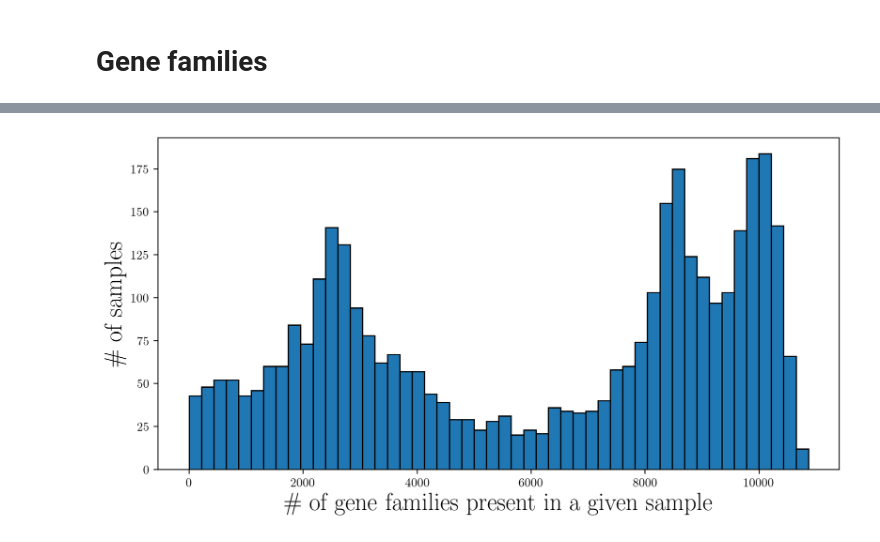
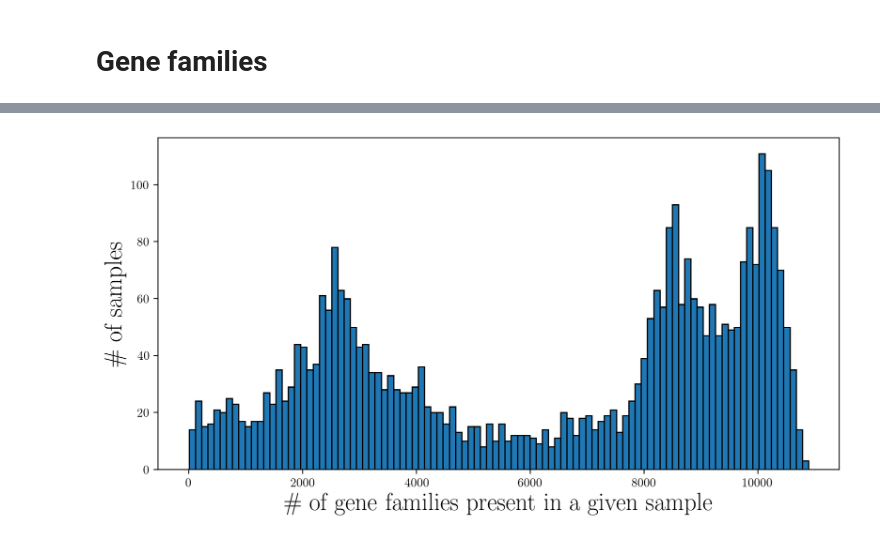
Before and after one commit to danielchang2002/MAGIC, a Jupyter notebook: src/plot_gene_richness.ipynb, the cells around one changed output, grey strips where cells are left out. Cells and saved outputs as stored; diff of their text form; code cells hidden in the pictures.

```diff
--- a/src/plot_gene_richness.ipynb
+++ b/src/plot_gene_richness.ipynb
@@ -13,6 +13,6 @@ rc('text', usetex=True)
 # %% [markdown]
 # Gene families
 # %%
-gene_families_clean = pd.read_csv(os.path.join(config.CLEAN_DIR, "humann_genefamilies_overall_clean.tsv"), index_col=0)
+gene_families_clean = pd.read_csv(os.path.join(config.CLEAN_DIR, "humann_genefamilies_clean.tsv"), index_col=0, sep="\t")
 gene_families_clean
 # %% [output]
@@ -33,13 +33,13 @@ gene_families_clean
 # %%
 plt.figure(figsize=(10, 5), dpi=200)
 
-gene_presence = (gene_families_clean > 0.75)
-counts = gene_presence.sum(axis=0)
+gene_presence = (gene_families_clean > 0)
+counts = gene_presence.sum(axis=1)
 
-plt.hist(counts, bins=50, edgecolor="black")
+plt.hist(counts, bins=100, edgecolor="black")
 plt.xlabel("\# of gene families present in a given sample", fontsize=20)
 plt.ylabel("\# of samples", fontsize=20)
 
 plt.show()
 # %% [output]
-[figure, old version]
+[figure, new version]
```
Also changed, not shown: parts of 1 cell of this notebook, 6 other files.
